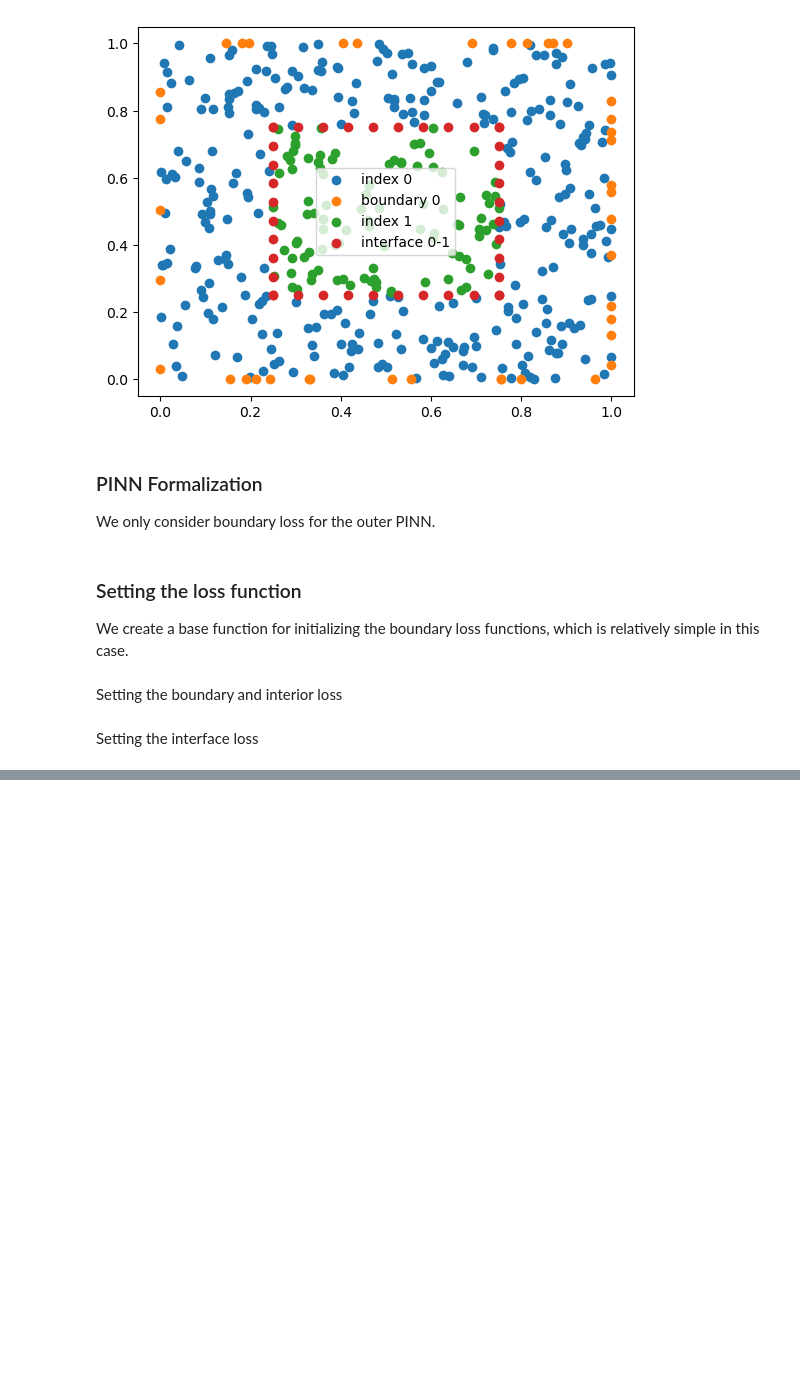
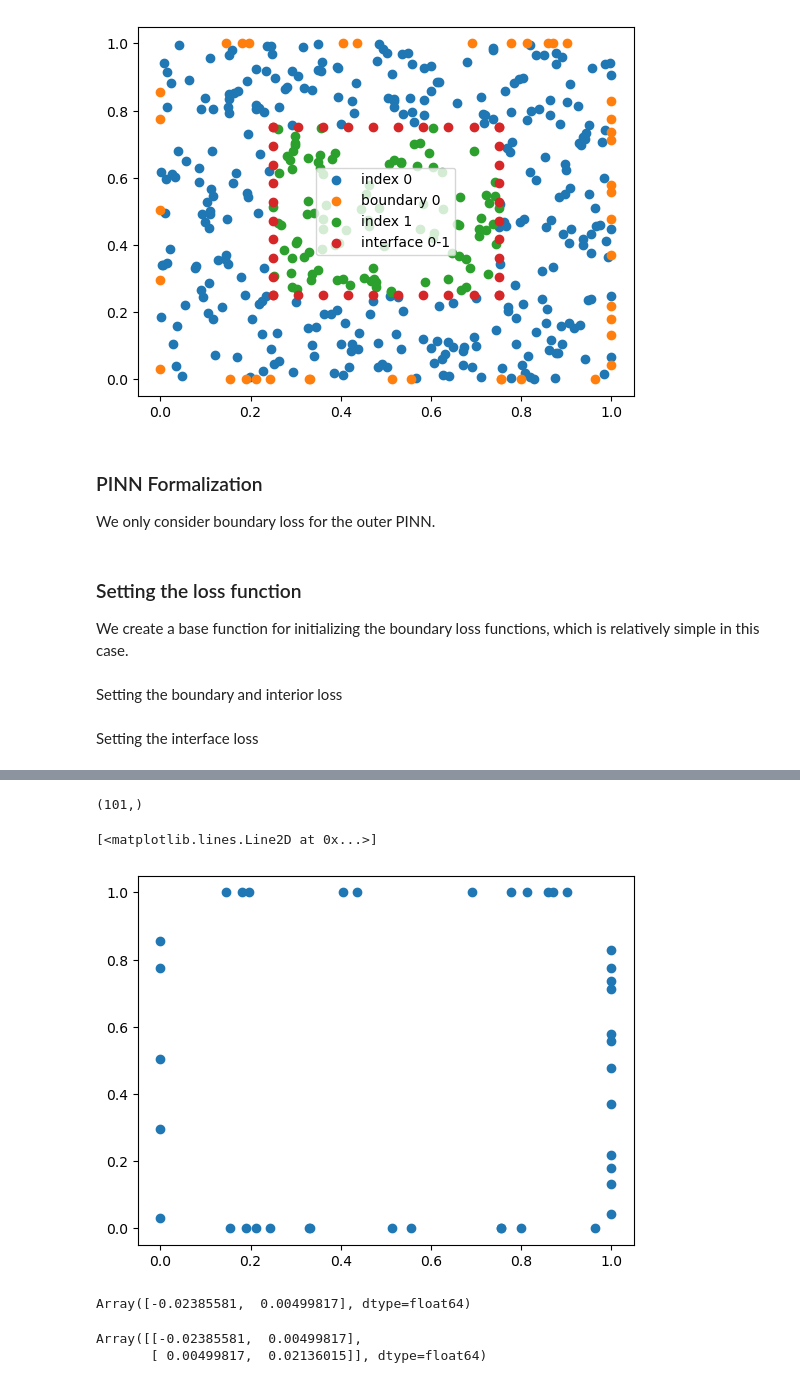
Before and after one commit to augustfe/FYS5429, a Jupyter notebook: Project1XPINNs/src/poisson/main_poisson.ipynb, the cells around one changed output, grey strips where cells are left out. Saved outputs shown, nothing was run; the diff lists cells and outputs as text; code cells hidden in the pictures; blank space fills up the shorter version.

```diff
--- a/Project1XPINNs/src/poisson/main_poisson.ipynb
+++ b/Project1XPINNs/src/poisson/main_poisson.ipynb
@@ -221,0 +241,12 @@ for key, val in xpinn.main_args.items():
+# %%
+p1.v_residual(p1.params, xpinn.main_args[1]["interior"]).shape
+# %% [output]
+(101,)
+# %%
+plt.plot(
+    xpinn.main_args[0]["boundary"][:,
+                                   0], xpinn.main_args[0]["boundary"][:, 1], "o"
+)
+# %% [output]
+[<matplotlib.lines.Line2D at 0x...>]
+[figure, added]
@@ -221,0 +263,10 @@ for key, val in xpinn.main_args.items():
+# %%
+x = xpinn.main_args[0]["interior"][0]
+np.trace(hess(p0.params)(x))
+# %% [output]
+Array([-0.02385581,  0.00499817], dtype=float64)
+# %%
+hess(p0.params)(x)[0]
+# %% [output]
+Array([[-0.02385581,  0.00499817],
+       [ 0.00499817,  0.02136015]], dtype=float64)
```
Also changed, not shown: parts of 24 cells of this notebook, 4 other files.
